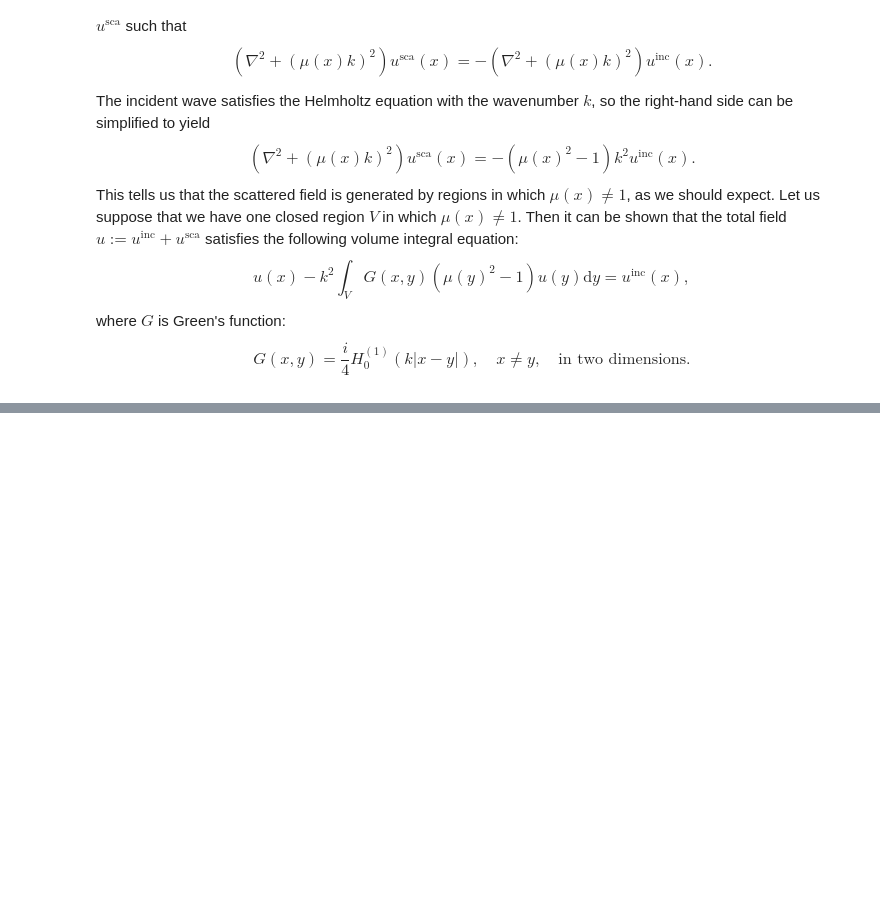
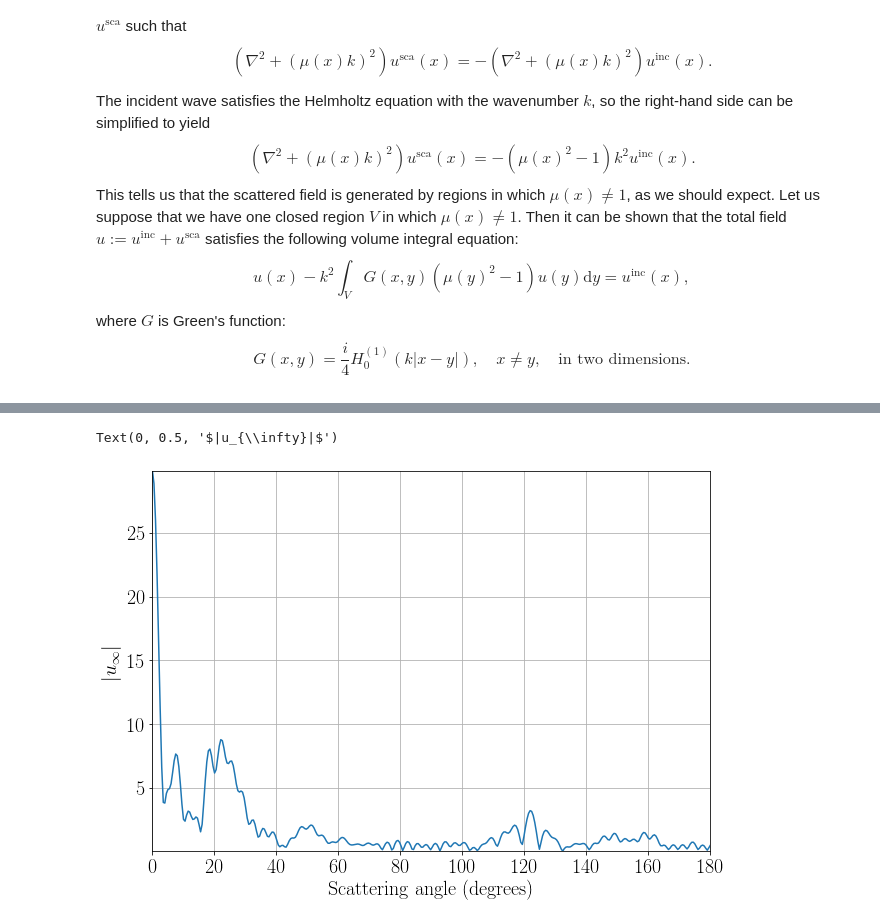
Before and after one commit to samuelpgroth/vines, a Jupyter notebook: demo/acoustics/demo_2d.ipynb, the cells around one changed output, grey strips where cells are left out. Drawn from its saved outputs; the diff is of its cells as text; code cells hidden in the pictures; blank space fills up the shorter version.

```diff
--- a/demo/acoustics/demo_2d.ipynb
+++ b/demo/acoustics/demo_2d.ipynb
@@ -222,0 +232,30 @@ plt.colorbar()
+# %%
+def far_field(angle_inc, theta, r, ko, MR, u_sol):
+    # theta = np.linspace(0, 2 * np.pi, n+1)
+    n = len(theta)
+    x_hat = np.array([np.cos(theta+angle_inc), np.sin(theta+angle_inc)])
+    ffp = np.zeros((n, 1), dtype=np.complex128)
+    for i in range(n):
+        dot_prod = x_hat[0, i] * r[:, :, 0] + x_hat[1, i] * r[:, :, 1]
+        exp = np.exp(-1j * ko * dot_prod)
+        ffp[i] = np.sum(MR * exp * u_sol)
+
+    c_d = np.exp(1j*np.pi/4) / np.sqrt(8*np.pi*ko)
+    ffp *= c_d
+    return ffp
+# %%
+# Evaluate far field in n evenly spaced directions between angles 0 and 180 degrees
+n = 180 * 2
+theta_ffp = np.linspace(0, np.pi, n)
+ffp = far_field(angle, theta_ffp, r, ko, MR, u_sol)
+# %%
+fig = plt.figure(figsize=(10, 7))
+ax = fig.gca()
+plt.plot(theta_ffp[:] * 180 / np.pi, np.abs(ffp[:]))
+plt.grid('on')
+plt.autoscale(enable=True, axis='both', tight=True)
+plt.xlabel('Scattering angle (degrees)')
+plt.ylabel('$|u_{\infty}|$')
+# %% [output]
+Text(0, 0.5, '$|u_{\\infty}|$')
+[figure, added]
```
Also changed, not shown: parts of 22 cells of this notebook, 4 other files.
